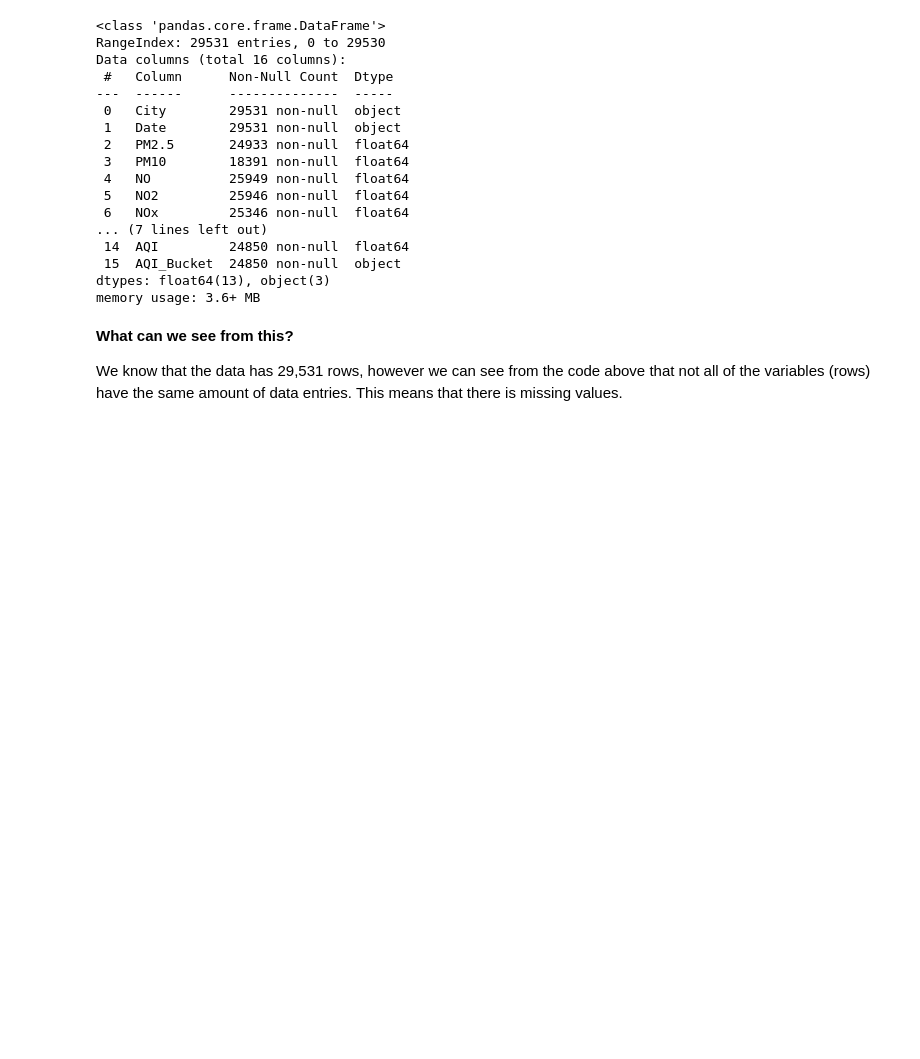
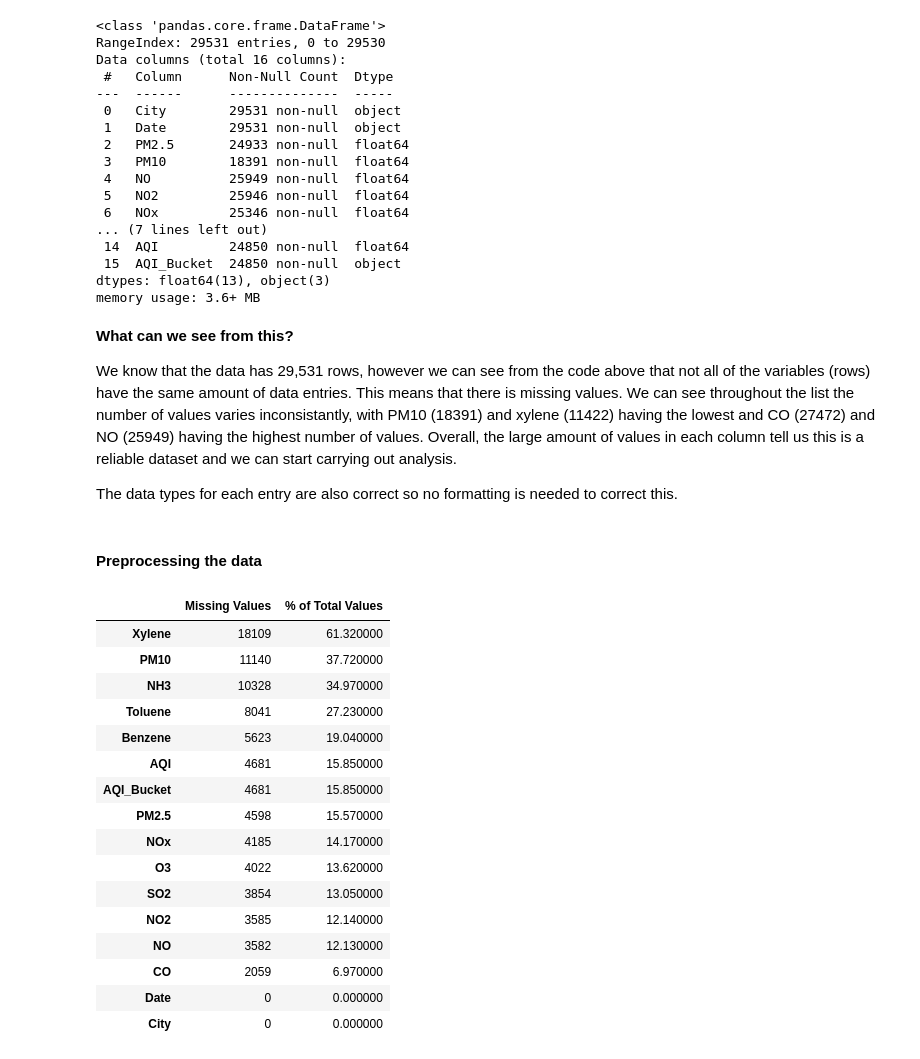
Before and after one commit to thomreid11/CMP7005_PRES1_Repository, a Jupyter notebook: CMP7005_PRES1.ipynb, the cells around one changed output. Drawn from its saved outputs; the diff is of its cells as text; code cells hidden in the pictures; blank space fills up the shorter version.

Commit message:
Started data pre-processing, missing values percentage table

```diff
--- a/CMP7005_PRES1.ipynb
+++ b/CMP7005_PRES1.ipynb
@@ -134,4 +134,49 @@ memory usage: 3.6+ MB
 # %% [markdown]
 **What can we see from this?**
 
-We know that the data has 29,531 rows, however we can see from the code above that not all of the variables (rows) have the same amount of data entries. This means that there is missing values.
+We know that the data has 29,531 rows, however we can see from the code above that not all of the variables (rows) have the same amount of data entries. This means that there is missing values. We can see throughout the list the number of values varies inconsistantly, with PM10 (18391) and xylene (11422) having the lowest and CO (27472) and NO (25949) having the highest number of values. Overall, the large amount of values in each column tell us this is a reliable dataset and we can start carrying out analysis.
+
+The data types for each entry are also correct so no formatting is needed to correct this.
+# %% [markdown]
+#### **Preprocessing the data**
+# %%
+# Finding out the percentage of missing values per column
+def missing_values_percentage_table(df):
+
+# Finding the number of missing values per column
+    missing_values = df.isnull().sum()
+
+# Finding the percentage of missing values by dividing it by the number of data entries there should be and multiplying by 100
+    missing_value_perc =  100 * missing_values / len(df)
+
+# Concatenating the missing values and missing values %  along the top of the table
+    missing_value_table = pd.concat([missing_values, missing_value_perc], axis=1)
+    missing_value_table = missing_value_table.rename(columns={0: 'Missing Values', 1: '% of Total Values'})
+
+# Sort the table by percentage of missing descending
+    missing_values_table = missing_value_table.sort_values('% of Total Values', ascending=False)
+    return missing_values_table
+
+# Call the function with the dataframe 'df' and making the percentages to 2dp
+missing_percentage_df = missing_values_percentage_table(df).round(2)
+
+
+display(missing_percentage_df.style.background_gradient(cmap='Blues'))
+# %% [output]
+|  | Missing Values | % of Total Values |
+| Xylene | 18109 | 61.320000 |
+| PM10 | 11140 | 37.720000 |
+| NH3 | 10328 | 34.970000 |
+| Toluene | 8041 | 27.230000 |
+| Benzene | 5623 | 19.040000 |
+| AQI | 4681 | 15.850000 |
+| AQI_Bucket | 4681 | 15.850000 |
+| PM2.5 | 4598 | 15.570000 |
+| NOx | 4185 | 14.170000 |
+| O3 | 4022 | 13.620000 |
+| SO2 | 3854 | 13.050000 |
+| NO2 | 3585 | 12.140000 |
+| NO | 3582 | 12.130000 |
+| CO | 2059 | 6.970000 |
+| Date | 0 | 0.000000 |
+| City | 0 | 0.000000 |
```
Also changed, not shown: parts of 3 cells of this notebook.
